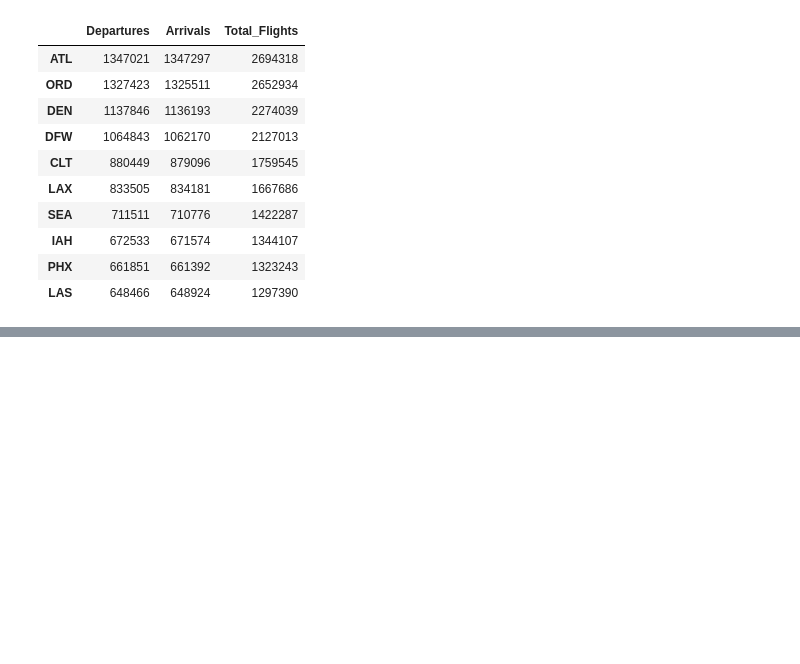
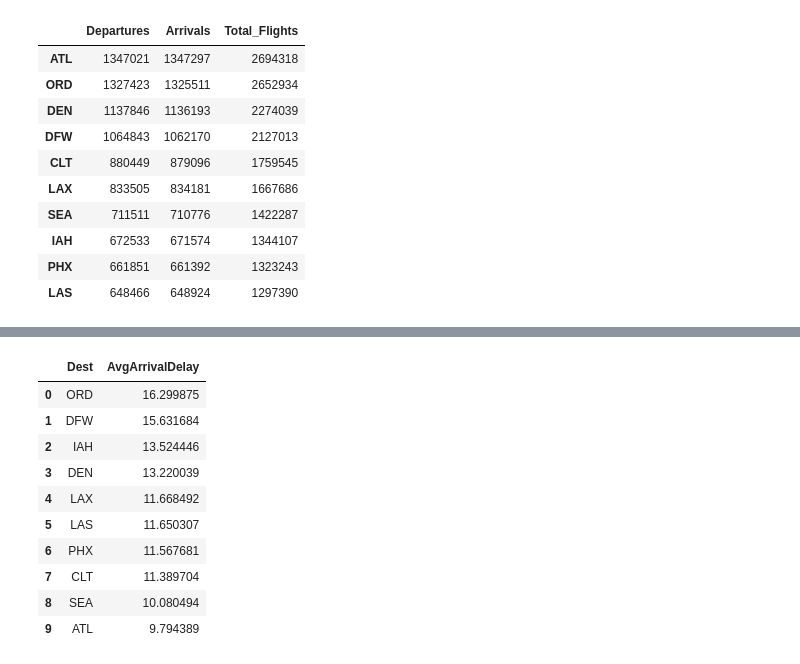
Before and after one commit to fundatanyildiz/flight-delay-predictions, a Jupyter notebook: data_analysis.ipynb, the cells around one changed output, grey strips where cells are left out. Saved outputs shown, nothing was run; the diff lists cells and outputs as text; code cells hidden in the pictures; blank space fills up the shorter version.

```diff
--- a/data_analysis.ipynb
+++ b/data_analysis.ipynb
@@ -244,0 +285,18 @@ IFrame(src="Top10_busiest_Airports.html", width=700, height=600)
+# %%
+# average arrival delay per airport within top 10 busy airport(as destination)
+filt = df_all["Dest"].isin(airports_index)
+airport_arrival_delay = df_all[filt].groupby("Dest")["ArrDelayMinutes"].mean().rename('AvgArrivalDelay')
+airport_arrival_delay = airport_arrival_delay.sort_values(ascending=False).reset_index()
+airport_arrival_delay
+# %% [output]
+|  | Dest | AvgArrivalDelay |
+| 0 | ORD | 16.299875 |
+| 1 | DFW | 15.631684 |
+| 2 | IAH | 13.524446 |
+| 3 | DEN | 13.220039 |
+| 4 | LAX | 11.668492 |
+| 5 | LAS | 11.650307 |
+| 6 | PHX | 11.567681 |
+| 7 | CLT | 11.389704 |
+| 8 | SEA | 10.080494 |
+| 9 | ATL | 9.794389 |
```
Also changed, not shown: parts of 14 cells of this notebook, 8 other files.
